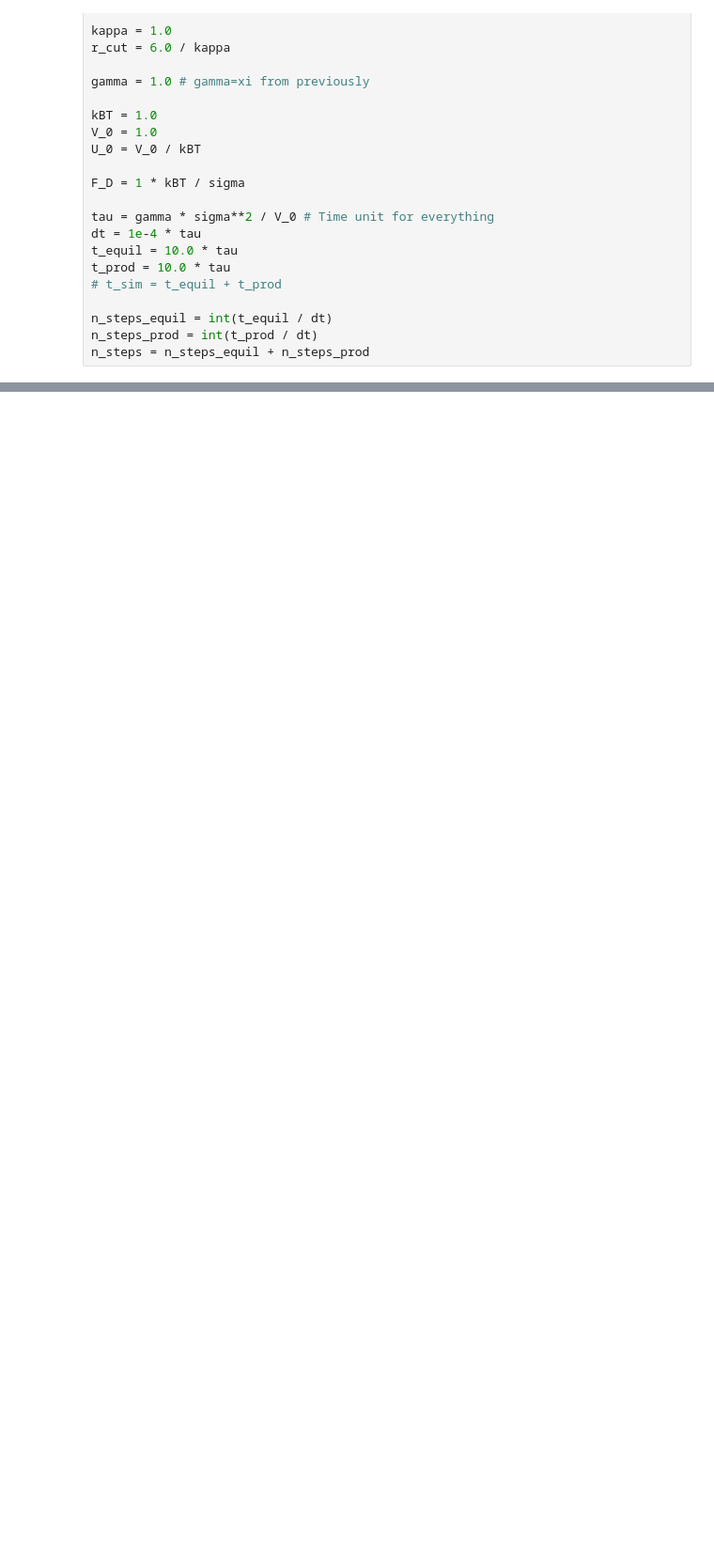
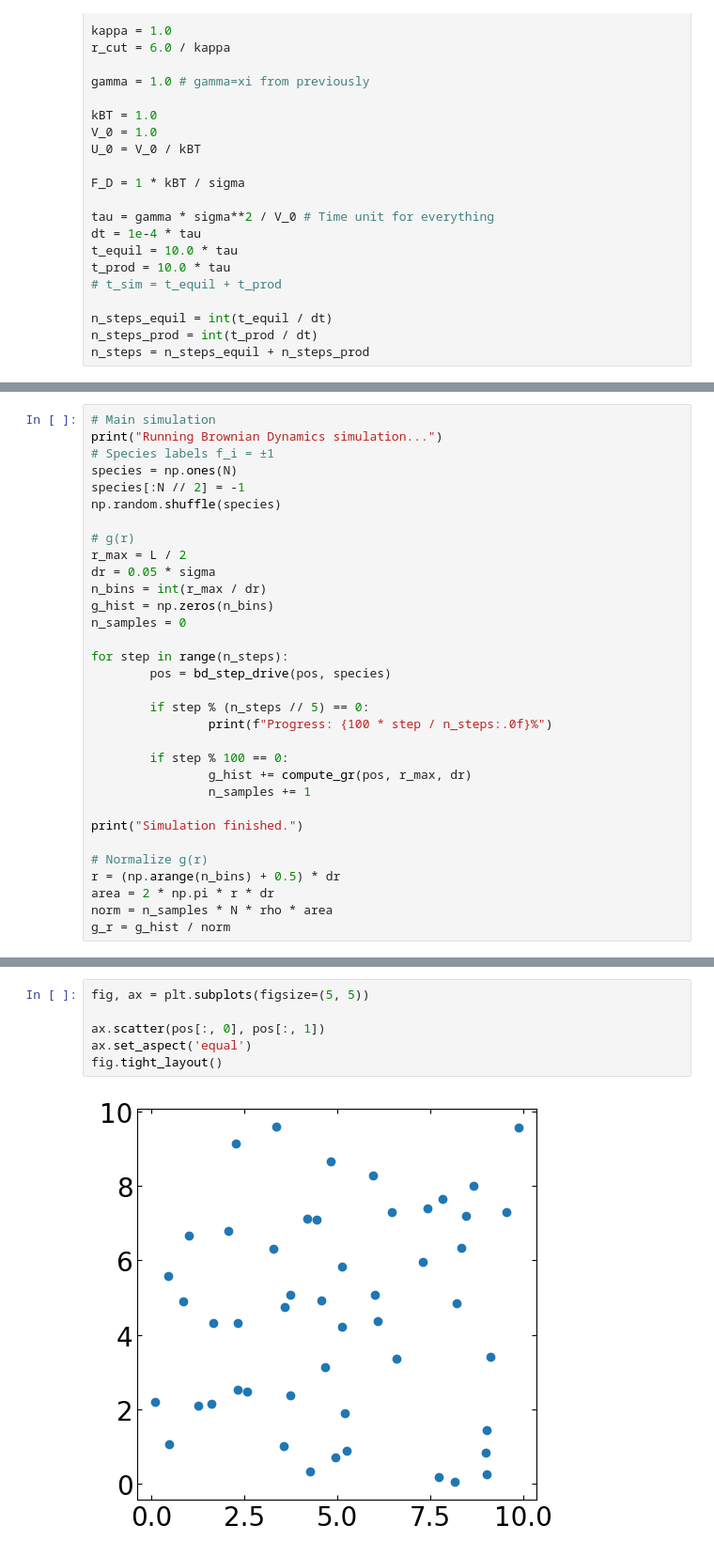
Before and after one commit to prakhosha/Lane-Formation, a Jupyter notebook: main.ipynb, the cells around one changed output, grey strips where cells are left out. Shown at 94% size. Cells and saved outputs as stored; diff of their text form; blank space fills up the shorter version.

Commit message:
Add few codes related to g_r and drive force

```diff
--- a/main.ipynb
+++ b/main.ipynb
@@ -147,0 +186,32 @@ fig.tight_layout()
+# %%
+# Main simulation
+print("Running Brownian Dynamics simulation...")
+# Species labels f_i = ±1
+species = np.ones(N)
+species[:N // 2] = -1
+np.random.shuffle(species)
+
+# g(r)
+r_max = L / 2
+dr = 0.05 * sigma
+n_bins = int(r_max / dr)
+g_hist = np.zeros(n_bins)
+n_samples = 0
+
+for step in range(n_steps):
+        pos = bd_step_drive(pos, species)
+
+        if step % (n_steps // 5) == 0:
+                print(f"Progress: {100 * step / n_steps:.0f}%")
+
+        if step % 100 == 0:
+                g_hist += compute_gr(pos, r_max, dr)
+                n_samples += 1
+
+print("Simulation finished.")
+
+# Normalize g(r)
+r = (np.arange(n_bins) + 0.5) * dr
+area = 2 * np.pi * r * dr
+norm = n_samples * N * rho * area
+g_r = g_hist / norm
@@ -147,0 +226,8 @@ fig.tight_layout()
+# %%
+fig, ax = plt.subplots(figsize=(5, 5))
+
+ax.scatter(pos[:, 0], pos[:, 1])
+ax.set_aspect('equal')
+fig.tight_layout()
+# %% [output]
+[figure, added]
```
Also changed, not shown: parts of 5 cells of this notebook.
